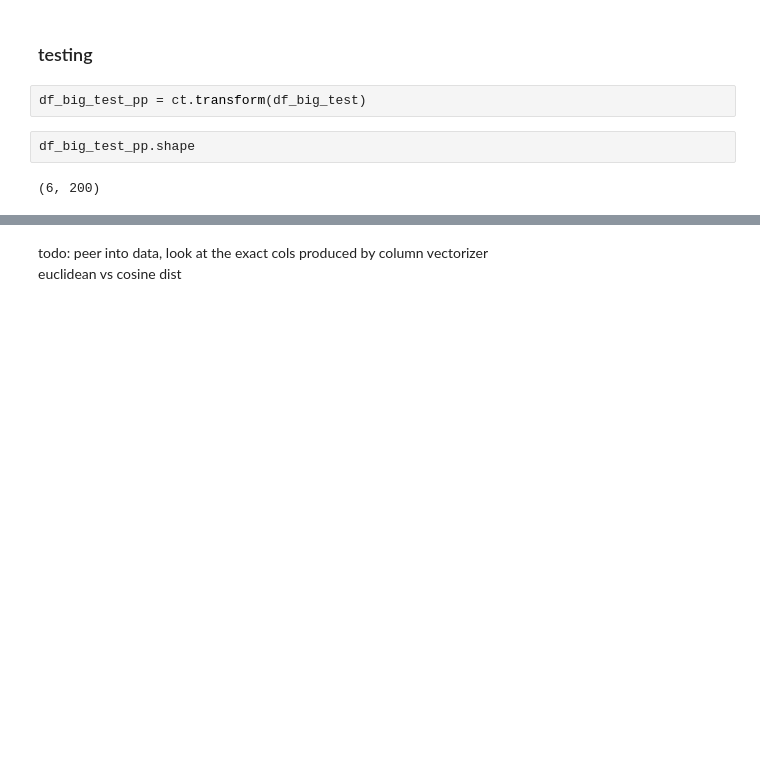
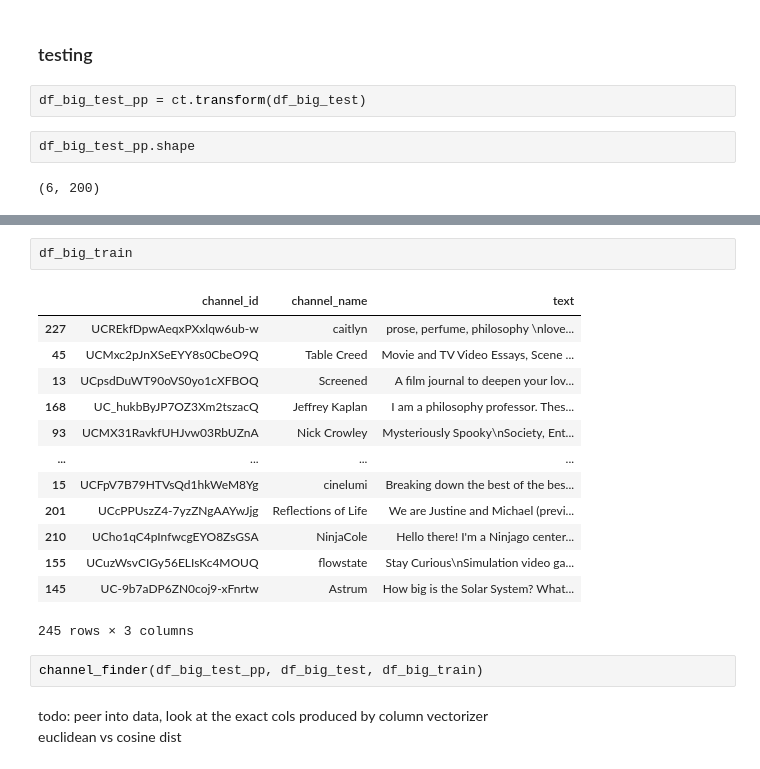
Before and after one commit to ricd99/ytrec, a Jupyter notebook: notebooks/model/ve_no_description.ipynb, the cells around one changed output, grey strips where cells are left out. Saved outputs shown, nothing was run; the diff lists cells and outputs as text; blank space fills up the shorter version.

```diff
--- a/notebooks/model/ve_no_description.ipynb
+++ b/notebooks/model/ve_no_description.ipynb
@@ -585,3 +596,21 @@ def channel_finder(df_test_pp, df_test, df_train):
+# %%
+df_big_train
+# %% [output]
+|  | channel_id | channel_name | text |
+| 227 | UCREkfDpwAeqxPXxlqw6ub-w | caitlyn | prose, perfume, philosophy \nlove... |
+| 45 | UCMxc2pJnXSeEYY8s0CbeO9Q | Table Creed | Movie and TV Video Essays, Scene ... |
+| 13 | UCpsdDuWT90oVS0yo1cXFBOQ | Screened | A film journal to deepen your lov... |
+| 168 | UC_hukbByJP7OZ3Xm2tszacQ | Jeffrey Kaplan | I am a philosophy professor. Thes... |
+| 93 | UCMX31RavkfUHJvw03RbUZnA | Nick Crowley | Mysteriously Spooky\nSociety, Ent... |
+| ... | ... | ... | ... |
+| 15 | UCFpV7B79HTVsQd1hkWeM8Yg | cinelumi | Breaking down the best of the bes... |
+| 201 | UCcPPUszZ4-7yzZNgAAYwJjg | Reflections of Life | We are Justine and Michael (previ... |
+| 210 | UCho1qC4pInfwcgEYO8ZsGSA | NinjaCole | Hello there! I'm a Ninjago center... |
+| 155 | UCuzWsvCIGy56ELIsKc4MOUQ | flowstate | Stay Curious\nSimulation video ga... |
+| 145 | UC-9b7aDP6ZN0coj9-xFnrtw | Astrum | How big is the Solar System? What... |
+245 rows × 3 columns
+# %%
+channel_finder(df_big_test_pp, df_big_test, df_big_train)
 # %% [markdown]
 todo: peer into data, look at the exact cols produced by column vectorizer
 euclidean vs cosine dist
```
Also changed, not shown: parts of 5 cells of this notebook.
